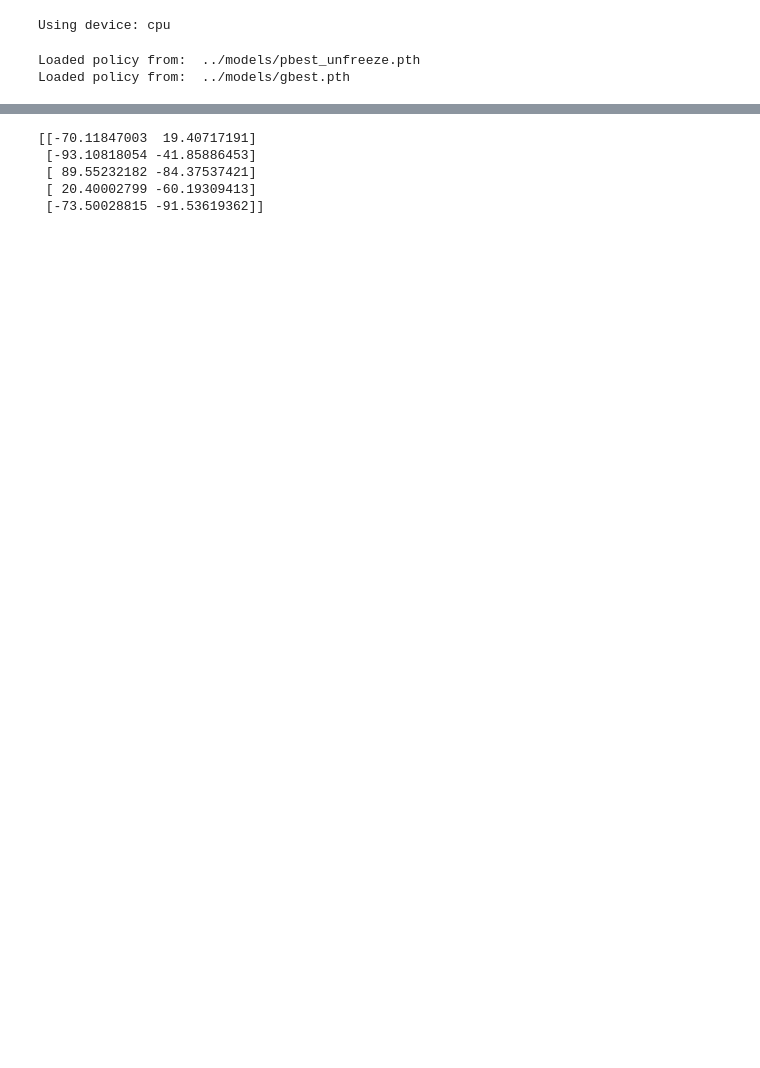
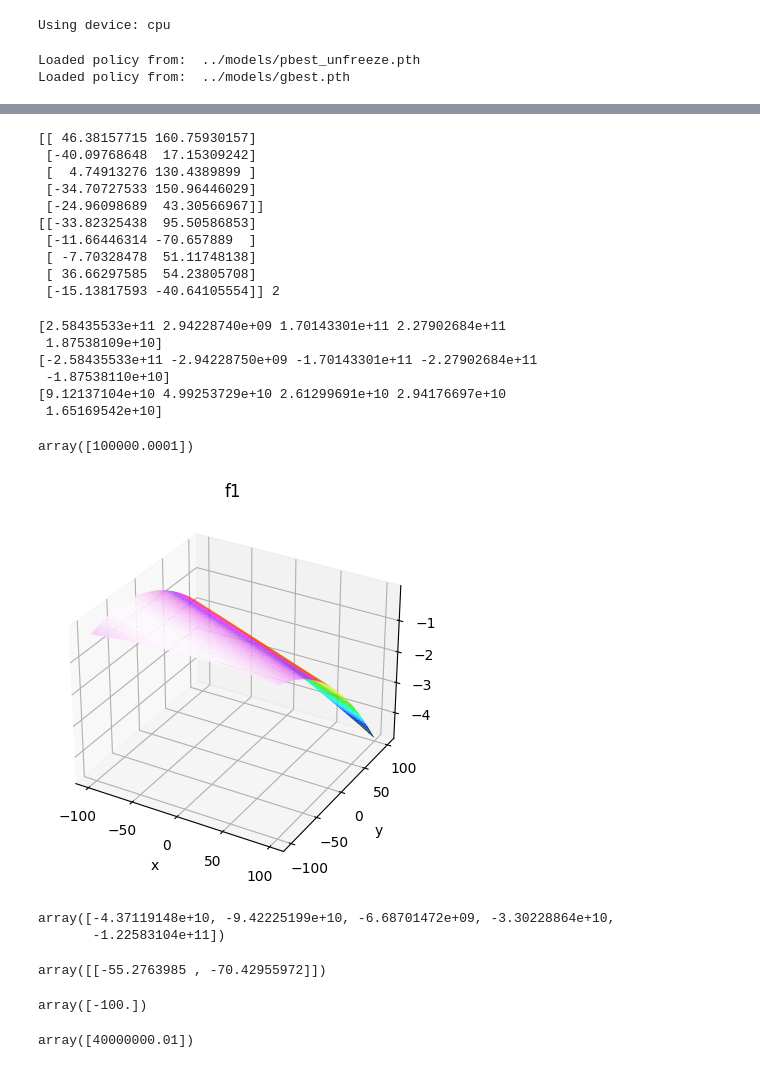
Before and after one commit to DMO-LAB/deephiveV2, a Jupyter notebook: notebooks/function_test.ipynb, the cells around one changed output, grey strips where cells are left out. Cells and saved outputs as stored; diff of their text form; code cells hidden in the pictures; blank space fills up the shorter version.

```diff
--- a/notebooks/function_test.ipynb
+++ b/notebooks/function_test.ipynb
@@ -103,11 +149,22 @@ def bent_cigar(x: np.ndarray) -> np.ndarray:
 def generate_random_parameters(dim, lower_bound, upper_bound, n):
     return np.random.uniform(lower_bound, upper_bound, (n, dim))
 
-params = generate_random_parameters(2, -100, 100, 5)
-print(params)
+params = generate_random_parameters(2, -100, 100 , 5)
+nx = params.shape[1]
+shift = shifts[0][:nx]
+rotate = rotations[nx][0]
+# print(shift, rotate)
+param_transformed = shift_rotate(params, shift, rotate)
+print(param_transformed)
+print(params, nx)
 # %% [output]
-[[-70.11847003  19.40717191]
- [-93.10818054 -41.85886453]
- [ 89.55232182 -84.37537421]
- [ 20.40002799 -60.19309413]
- [-73.50028815 -91.53619362]]
+[[ 46.38157715 160.75930157]
+ [-40.09768648  17.15309242]
+ [  4.74913276 130.4389899 ]
+ [-34.70727533 150.96446029]
+ [-24.96098689  43.30566967]]
+[[-33.82325438  95.50586853]
+ [-11.66446314 -70.657889  ]
+ [ -7.70328478  51.11748138]
+ [ 36.66297585  54.23805708]
+ [-15.13817593 -40.64105554]] 2
@@ -118,0 +171,34 @@ print(function.evaluate(opt_param))
+# %%
+print(bent_cigar(param_transformed))
+print(functions[0](params))
+print(bent_cigar(params))
+# %% [output]
+[2.58435533e+11 2.94228740e+09 1.70143301e+11 2.27902684e+11
+ 1.87538109e+10]
+[-2.58435533e+11 -2.94228750e+09 -1.70143301e+11 -2.27902684e+11
+ -1.87538110e+10]
+[9.12137104e+10 4.99253729e+10 2.61299691e+10 2.94176697e+10
+ 1.65169542e+10]
+# %%
+bent_cigar(np.array([[0.01,0.1]]))
+# %% [output]
+array([100000.0001])
+# %%
+utils.surface_plot(functions[0], domain=[-100, 100], points=1000, dimension=2)
+# %% [output]
+[figure, added]
+# %%
+functions[0](params)
+# %% [output]
+array([-4.37119148e+10, -9.42225199e+10, -6.68701472e+09, -3.30228864e+10,
+       -1.22583104e+11])
+# %%
+opt_param = np.array([shifts[0][:2]])
+opt_param
+# %% [output]
+array([[-55.2763985 , -70.42955972]])
+# %%
+
+functions[0](opt_param)
+# %% [output]
+array([-100.])
@@ -118,0 +207,6 @@ print(function.evaluate(opt_param))
+# %%
+
+opt_param = np.array([[0.1, 2]])
+bent_cigar(opt_param)
+# %% [output]
+array([40000000.01])
```
Also changed, not shown: parts of 13 cells of this notebook, 14 other files.
